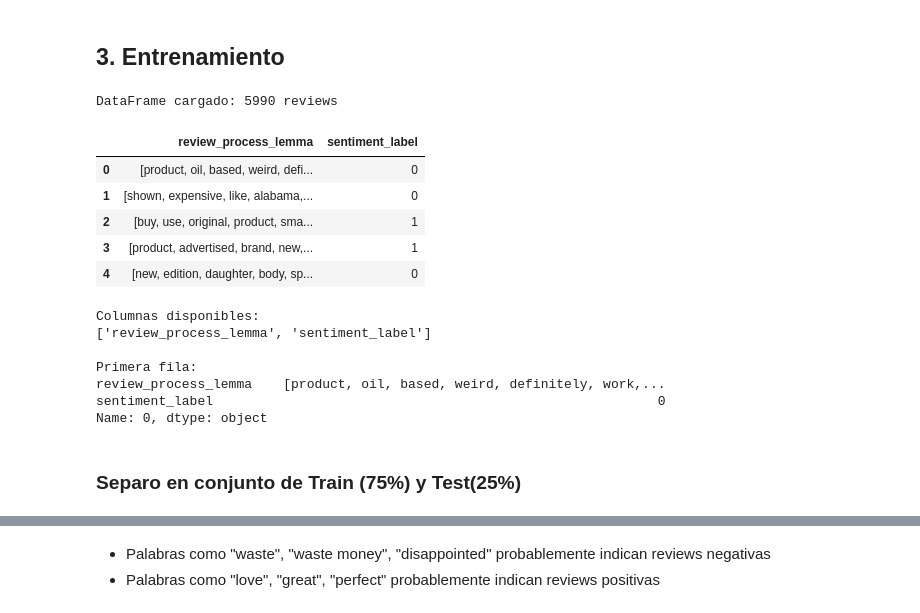
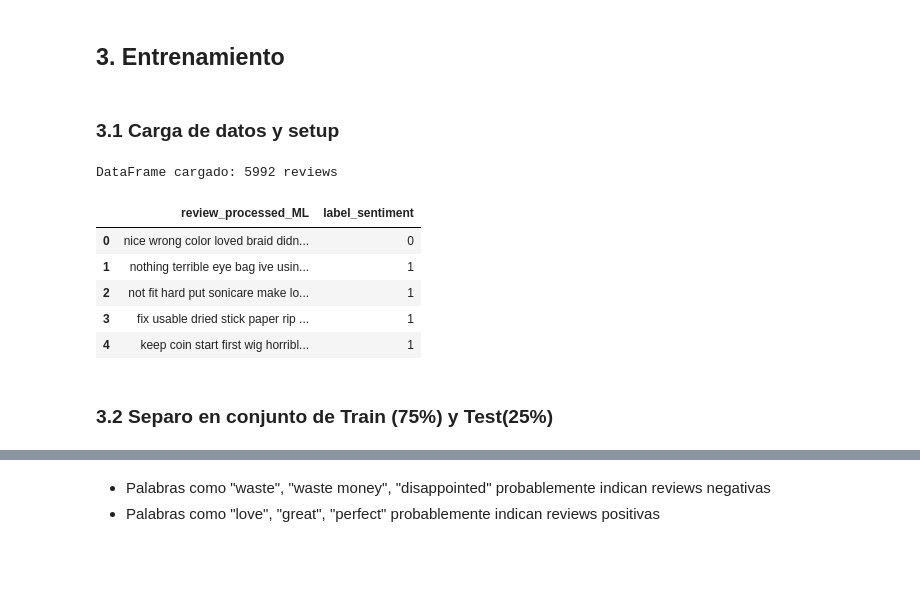
Before and after one commit to mariaeugenia-alvarez/nlp-searching, a Jupyter notebook: Project/3-Entrenamiento_Test_ML.ipynb, the cells around one changed output, grey strips where cells are left out. Drawn from its saved outputs; the diff is of its cells as text; code cells hidden in the pictures; blank space fills up the shorter version.

```diff
--- a/Project/3-Entrenamiento_Test_ML.ipynb
+++ b/Project/3-Entrenamiento_Test_ML.ipynb
@@ -1,5 +1,7 @@
 # %% [markdown]
 ## 3. Entrenamiento
+# %% [markdown]
+### 3.1 Carga de datos y setup
 # %%
 import pandas as pd
 import random
@@ -13,32 +16,18 @@ from sklearn.metrics import accuracy_score, confusion_matrix, classification_rep
 import matplotlib.pyplot as plt
 # %%
 # Cargar DataFrame desde el archivo guardado en el notebook Carga y exploración
-df = pd.read_pickle('Data/df_beauty_preprocessed_ML.pkl')
+df = pd.read_pickle('outputs/df_beauty_preprocessed_ML.pkl')
 print(f"DataFrame cargado: {len(df)} reviews")
 df.head()
 # %% [output]
-DataFrame cargado: 5990 reviews
+DataFrame cargado: 5992 reviews
-|  | review_process_lemma | sentiment_label |
-| 0 | [product, oil, based, weird, defi... | 0 |
-| 1 | [shown, expensive, like, alabama,... | 0 |
-| 2 | [buy, use, original, product, sma... | 1 |
-| 3 | [product, advertised, brand, new,... | 1 |
-| 4 | [new, edition, daughter, body, sp... | 0 |
+|  | review_processed_ML | label_sentiment |
+| 0 | nice wrong color loved braid didn... | 0 |
+| 1 | nothing terrible eye bag ive usin... | 1 |
+| 2 | not fit hard put sonicare make lo... | 1 |
+| 3 | fix usable dried stick paper rip ... | 1 |
+| 4 | keep coin start first wig horribl... | 1 |
-# %%
-# Verificar qué columnas tiene el DataFrame
-print("Columnas disponibles:")
-print(df.columns.tolist())
-print(f"\nPrimera fila:")
-print(df.iloc[0])
-# %% [output]
-Columnas disponibles:
-['review_process_lemma', 'sentiment_label']
-
-Primera fila:
-review_process_lemma    [product, oil, based, weird, definitely, work,...
-sentiment_label                                                         0
-Name: 0, dtype: object
 # %% [markdown]
-### Separo en conjunto de Train (75%) y Test(25%)
+### 3.2 Separo en conjunto de Train (75%) y Test(25%)
 # %%
 X_train, X_test, y_train, y_test = train_test_split(
```
Also changed, not shown: parts of 34 cells of this notebook.
